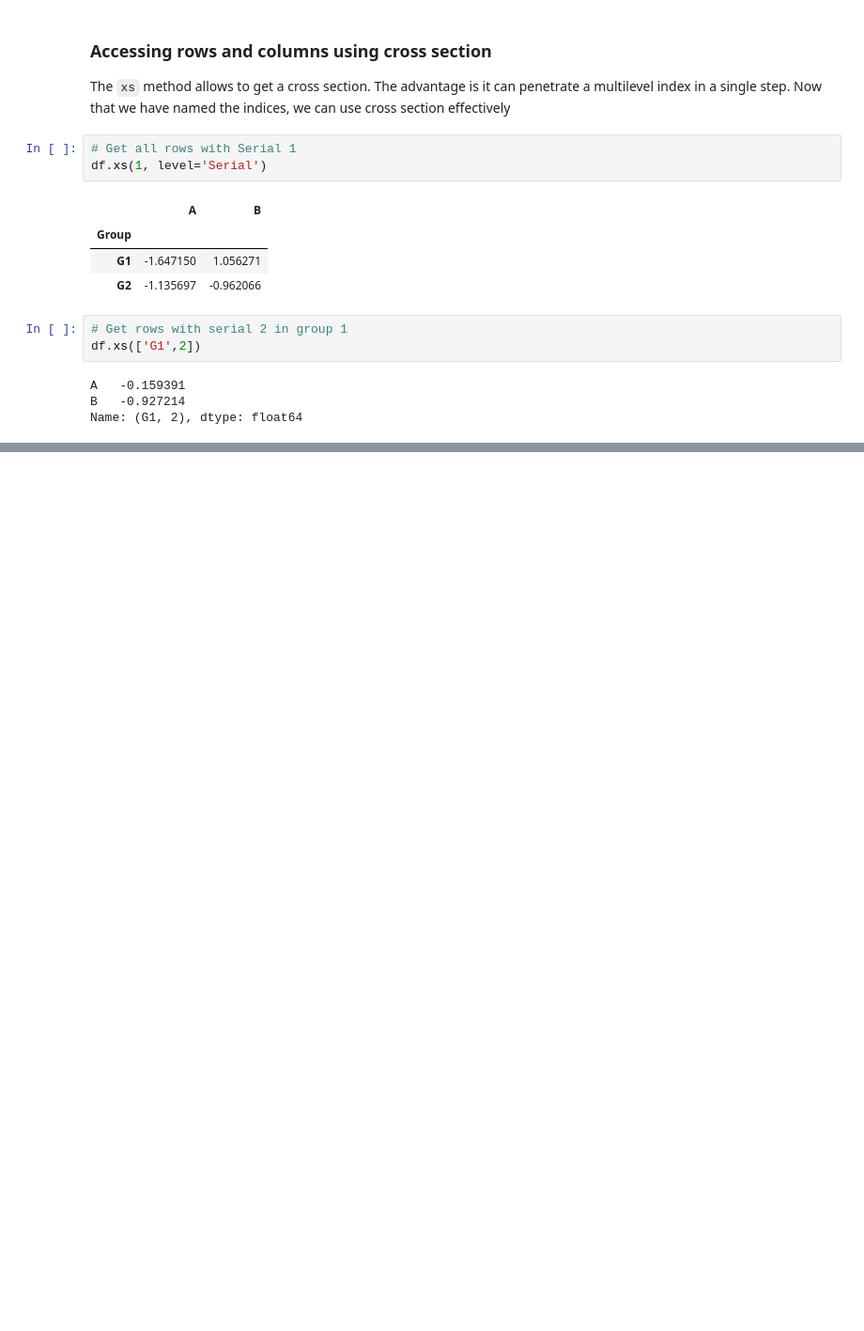
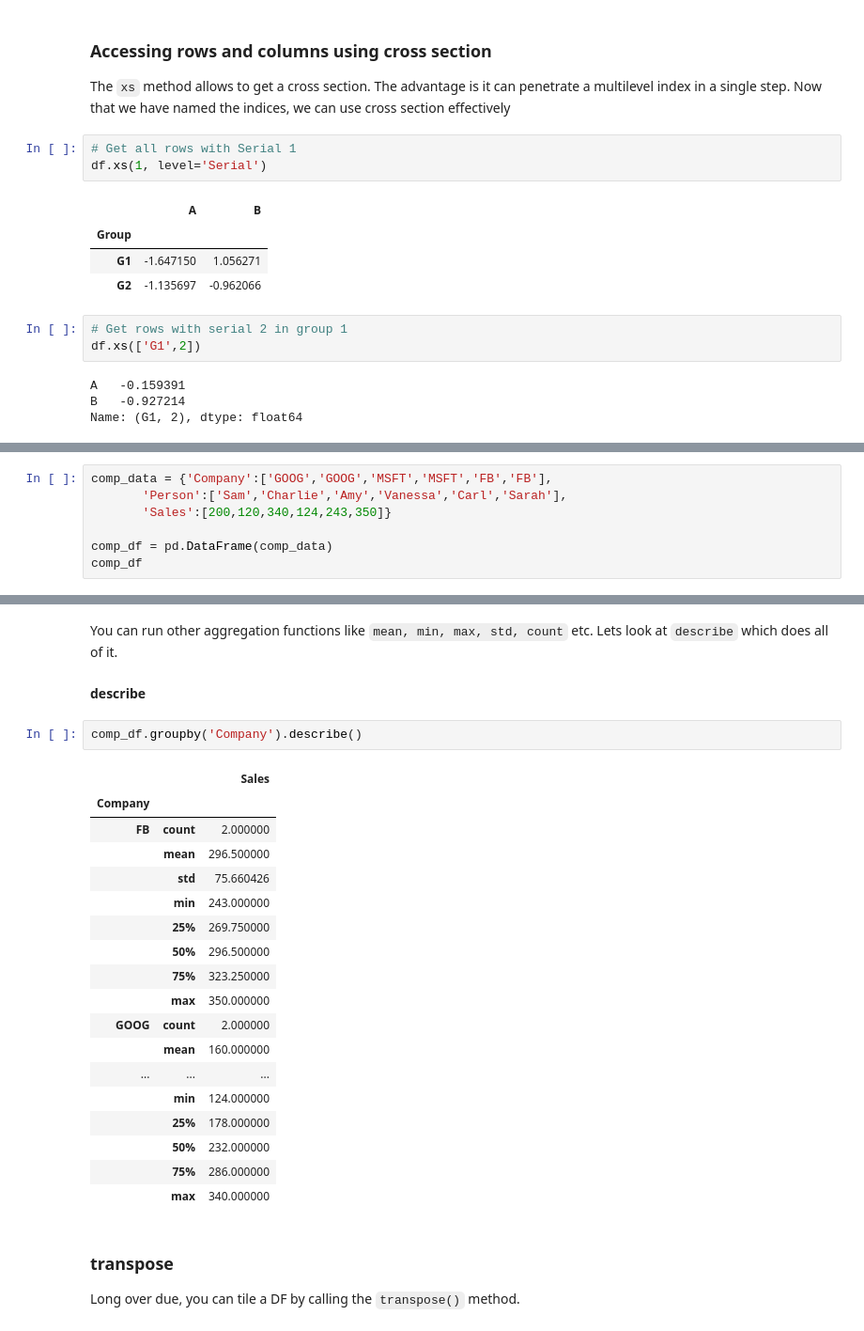
Before and after one commit to AtmaMani/pyChakras, a Jupyter notebook: python_crash_course/pandas_cheat_sheet_2.ipynb, the cells around one changed output, grey strips where cells are left out. Shown: that part at 94% size. Drawn from its saved outputs; the diff is of its cells as text; blank space fills up the shorter version.

```diff
--- a/python_crash_course/pandas_cheat_sheet_2.ipynb
+++ b/python_crash_course/pandas_cheat_sheet_2.ipynb
@@ -112,0 +199,7 @@ Name: (G1, 2), dtype: float64
+# %%
+comp_data = {'Company':['GOOG','GOOG','MSFT','MSFT','FB','FB'],
+       'Person':['Sam','Charlie','Amy','Vanessa','Carl','Sarah'],
+       'Sales':[200,120,340,124,243,350]}
+
+comp_df = pd.DataFrame(comp_data)
+comp_df
@@ -112,0 +234,27 @@ Name: (G1, 2), dtype: float64
+# %% [markdown]
+You can run other aggregation functions like `mean, min, max, std, count` etc. Lets look at `describe` which does all of it.
+#### describe
+# %%
+comp_df.groupby('Company').describe()
+# %% [output]
+|  |  | Sales |
+| Company |  |  |
+| FB | count | 2.000000 |
+|  | mean | 296.500000 |
+|  | std | 75.660426 |
+|  | min | 243.000000 |
+|  | 25% | 269.750000 |
+|  | 50% | 296.500000 |
+|  | 75% | 323.250000 |
+|  | max | 350.000000 |
+| GOOG | count | 2.000000 |
+|  | mean | 160.000000 |
+| ... | ... | ... |
+|  | min | 124.000000 |
+|  | 25% | 178.000000 |
+|  | 50% | 232.000000 |
+|  | 75% | 286.000000 |
+|  | max | 340.000000 |
+# %% [markdown]
+### transpose
+Long over due, you can tile a DF by calling the `transpose()` method.
```
Also changed, not shown: parts of 52 cells of this notebook, 1 other file.
